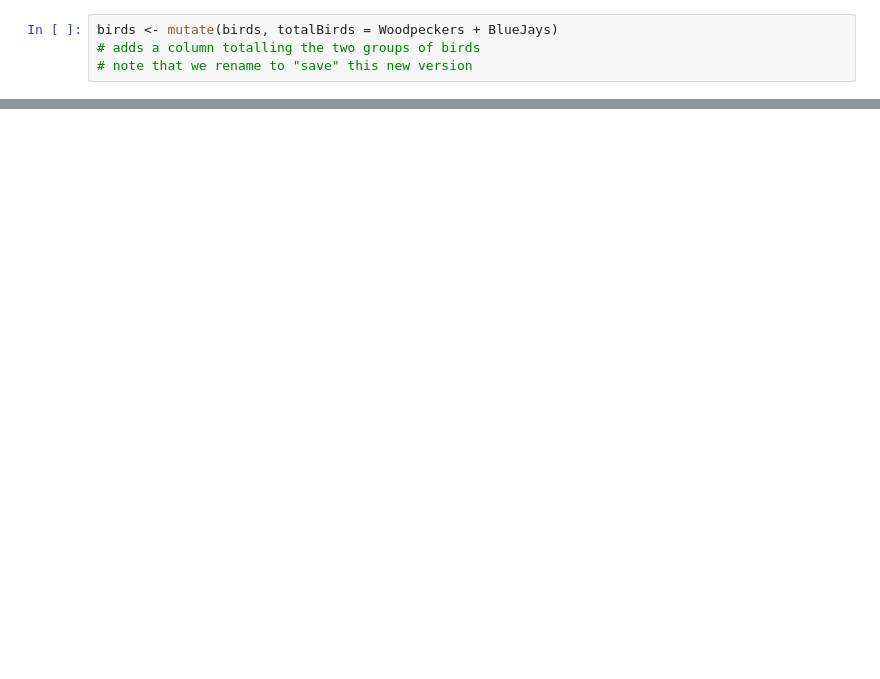
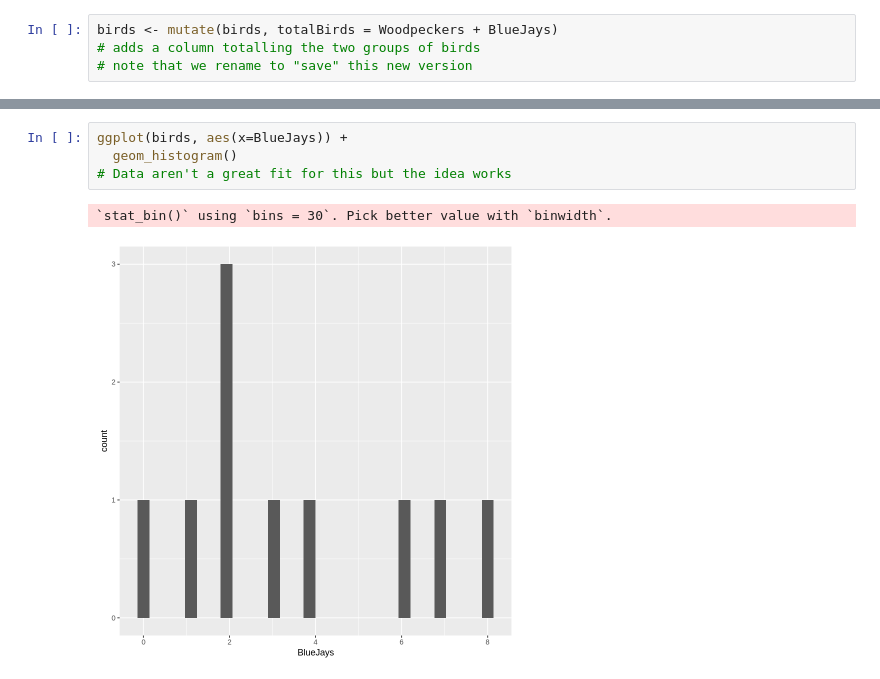
Before and after one commit to KaraNuss/coding-intro, a Jupyter notebook: Getting_Started.ipynb, the cells around one changed output, grey strips where cells are left out. Cells and saved outputs as stored; diff of their text form; blank space fills up the shorter version.

```diff
--- a/Getting_Started.ipynb
+++ b/Getting_Started.ipynb
@@ -185,0 +175,7 @@ ggplot(birds, aes (x = Time, y = totalBirds)) +
+# %%
+ggplot(birds, aes(x=BlueJays)) +
+  geom_histogram()
+# Data aren't a great fit for this but the idea works
+# %% [output]
+`stat_bin()` using `bins = 30`. Pick better value with `binwidth`.
+[figure, added]
```
Also changed, not shown: parts of 22 cells of this notebook.
